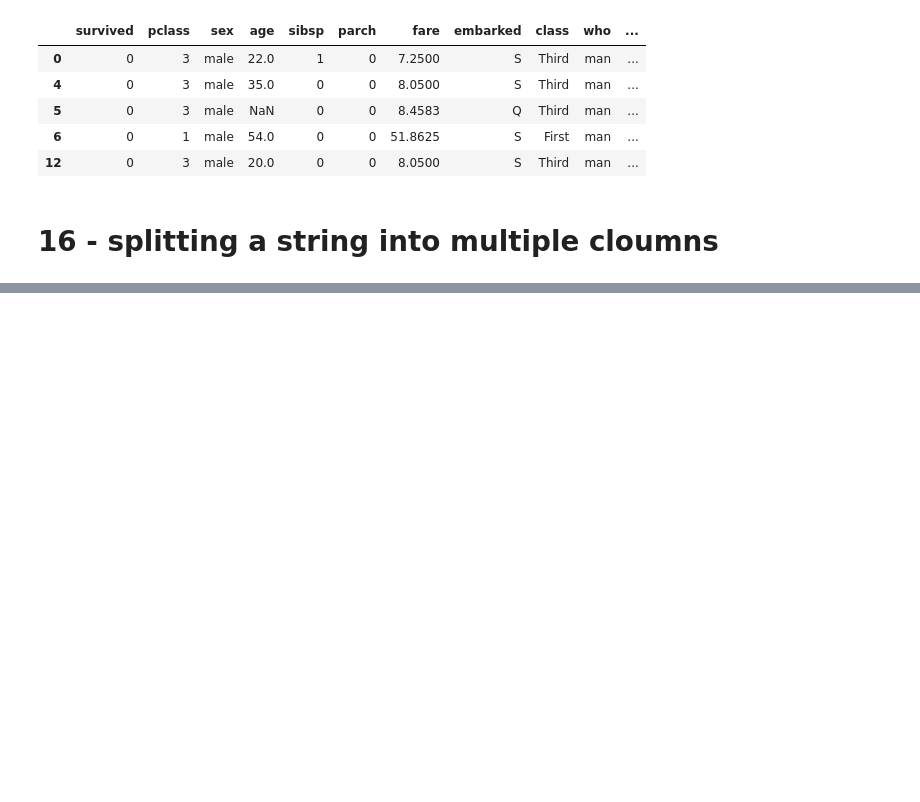
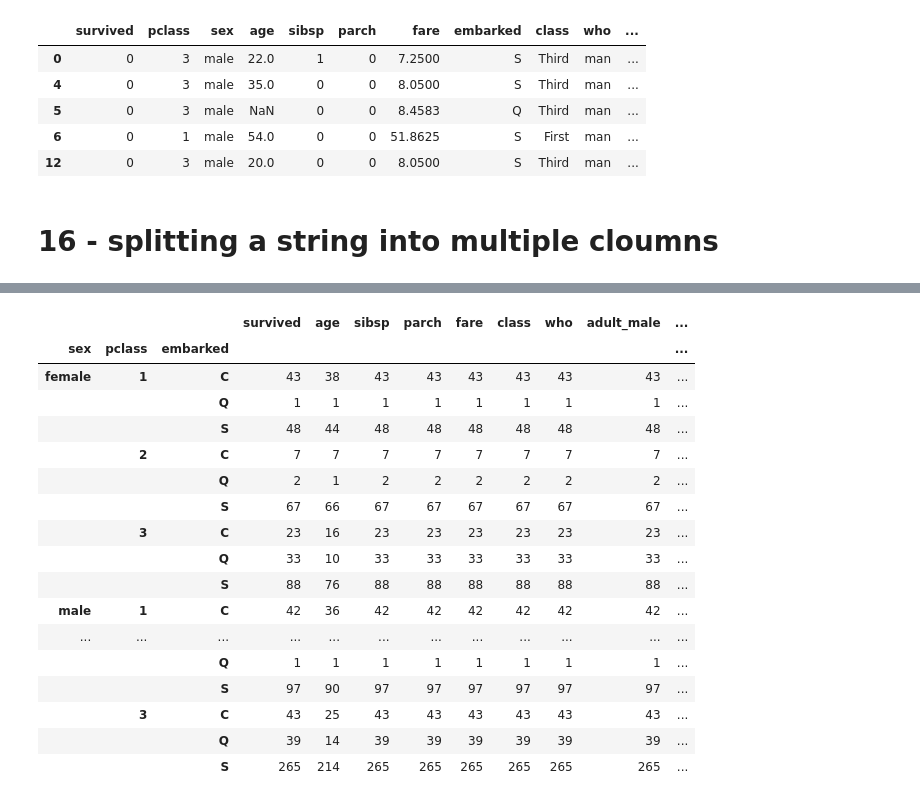
Before and after one commit to UzairHussain193/DataScience_with_Python, a Jupyter notebook: Chilla_2023/pandas_03.ipynb, the cells around one changed output, grey strips where cells are left out. Cells and saved outputs as stored; diff of their text form; code cells hidden in the pictures; blank space fills up the shorter version.

```diff
--- a/Chilla_2023/pandas_03.ipynb
+++ b/Chilla_2023/pandas_03.ipynb
@@ -826,0 +866,4 @@ df
+# %%
+# import dataset
+df=sns.load_dataset('titanic')
+df.head()
@@ -826,0 +923,21 @@ df
+# %%
+df.groupby(['sex','pclass','embarked']).count()
+# %% [output]
+|  |  |  | survived | age | sibsp | parch | fare | class | who | adult_male | ... |
+| sex | pclass | embarked |  |  |  |  |  |  |  |  | ... |
+| female | 1 | C | 43 | 38 | 43 | 43 | 43 | 43 | 43 | 43 | ... |
+|  |  | Q | 1 | 1 | 1 | 1 | 1 | 1 | 1 | 1 | ... |
+|  |  | S | 48 | 44 | 48 | 48 | 48 | 48 | 48 | 48 | ... |
+|  | 2 | C | 7 | 7 | 7 | 7 | 7 | 7 | 7 | 7 | ... |
+|  |  | Q | 2 | 1 | 2 | 2 | 2 | 2 | 2 | 2 | ... |
+|  |  | S | 67 | 66 | 67 | 67 | 67 | 67 | 67 | 67 | ... |
+|  | 3 | C | 23 | 16 | 23 | 23 | 23 | 23 | 23 | 23 | ... |
+|  |  | Q | 33 | 10 | 33 | 33 | 33 | 33 | 33 | 33 | ... |
+|  |  | S | 88 | 76 | 88 | 88 | 88 | 88 | 88 | 88 | ... |
+| male | 1 | C | 42 | 36 | 42 | 42 | 42 | 42 | 42 | 42 | ... |
+| ... | ... | ... | ... | ... | ... | ... | ... | ... | ... | ... | ... |
+|  |  | Q | 1 | 1 | 1 | 1 | 1 | 1 | 1 | 1 | ... |
+|  |  | S | 97 | 90 | 97 | 97 | 97 | 97 | 97 | 97 | ... |
+|  | 3 | C | 43 | 25 | 43 | 43 | 43 | 43 | 43 | 43 | ... |
+|  |  | Q | 39 | 14 | 39 | 39 | 39 | 39 | 39 | 39 | ... |
+|  |  | S | 265 | 214 | 265 | 265 | 265 | 265 | 265 | 265 | ... |
```
Also changed, not shown: parts of 22 cells of this notebook, 1 other file.
